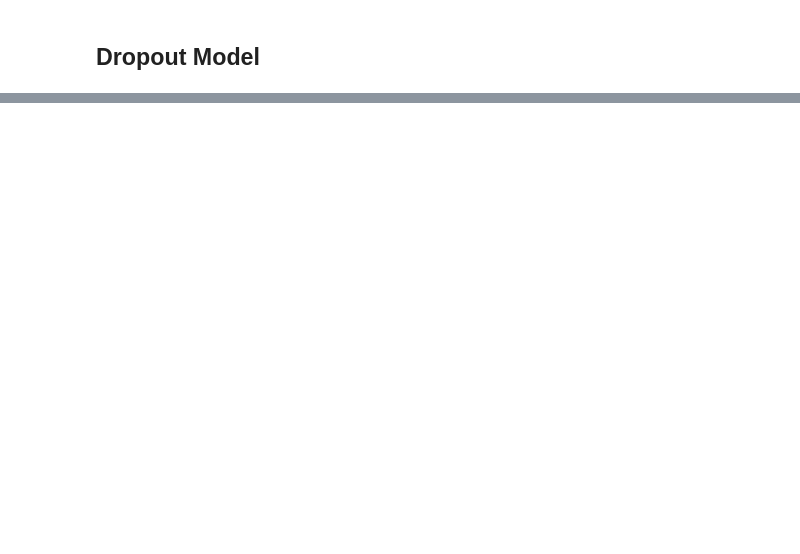
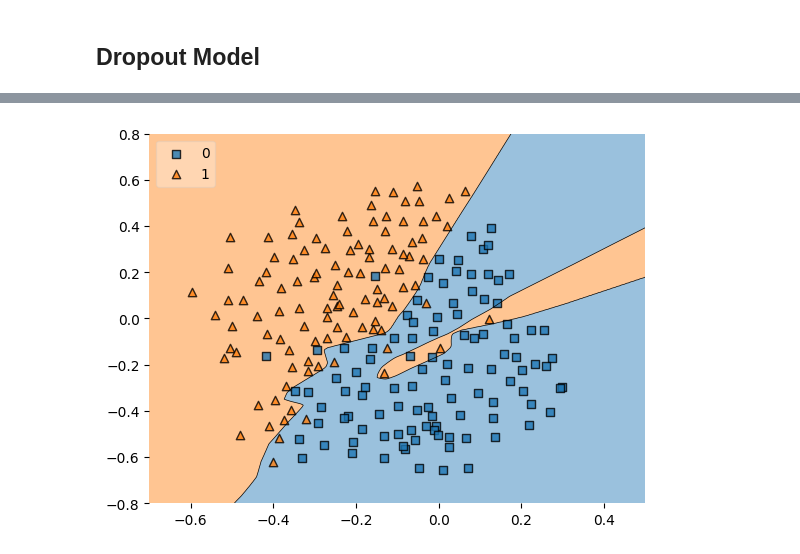
Before and after one commit to KuldipDongare1707/Deep_Learning, a Jupyter notebook: Dropout_DL.ipynb, the cells around one changed output, grey strips where cells are left out. Saved outputs shown, nothing was run; the diff lists cells and outputs as text; code cells hidden in the pictures; blank space fills up the shorter version.

```diff
--- a/Dropout_DL.ipynb
+++ b/Dropout_DL.ipynb
@@ -98,0 +338,10 @@ plt.show()
+# %%
+model = Sequential()
+
+model.add(Dense(128, input_dim = 2, activation='relu'))
+model.add(Dense(128, activation= 'relu'))
+model.add(Dense(1, activation='sigmoid'))
+
+adam = Adam(learning_rate = 0.01)
+model.compile(loss = 'binary_crossentropy', optimizer = adam, metrics = ['accuracy'])
+history = model.fit(X, y, epochs = 500, validation_split = 0.2, verbose = 1)
@@ -98,0 +368,6 @@ plt.show()
+# %%
+plot_decision_regions(X, y.astype('int'), clf = model, legend = 2)
+plt.xlim(-0.7,0.5)
+plt.ylim(-0.8, 0.8)
+plt.show()
+# %% [output]
@@ -98,0 +375 @@ plt.show()
+[figure, added]
```
Also changed, not shown: parts of 22 cells of this notebook.
